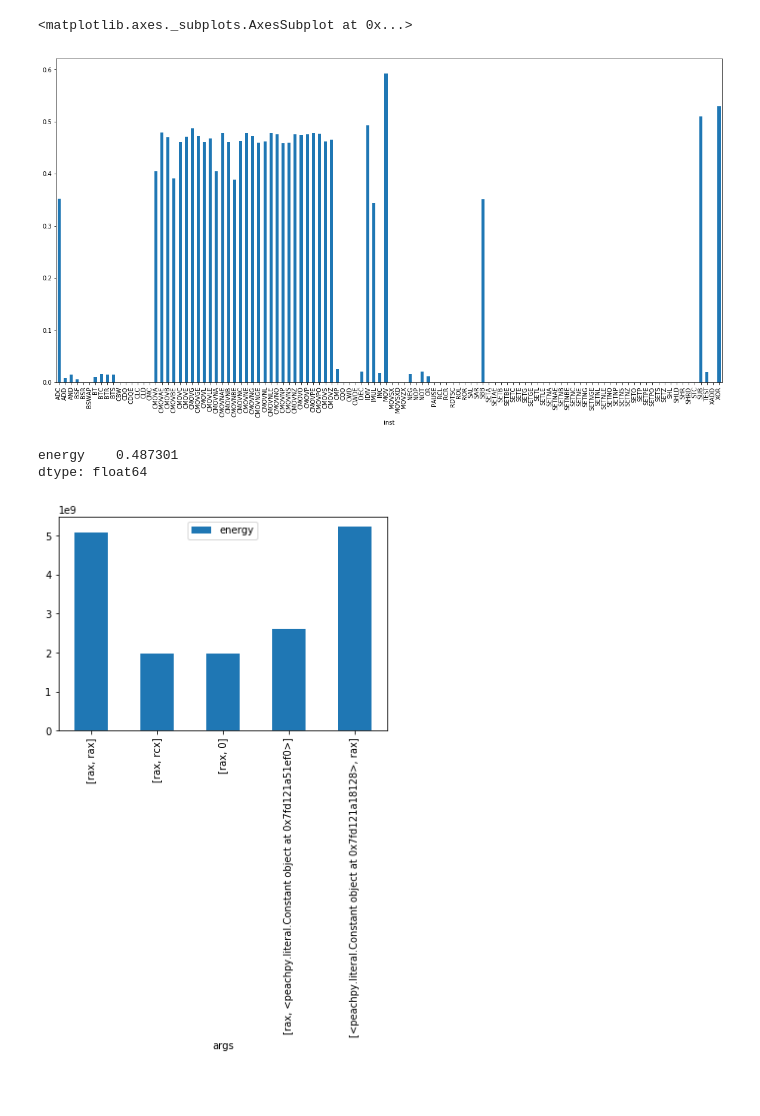
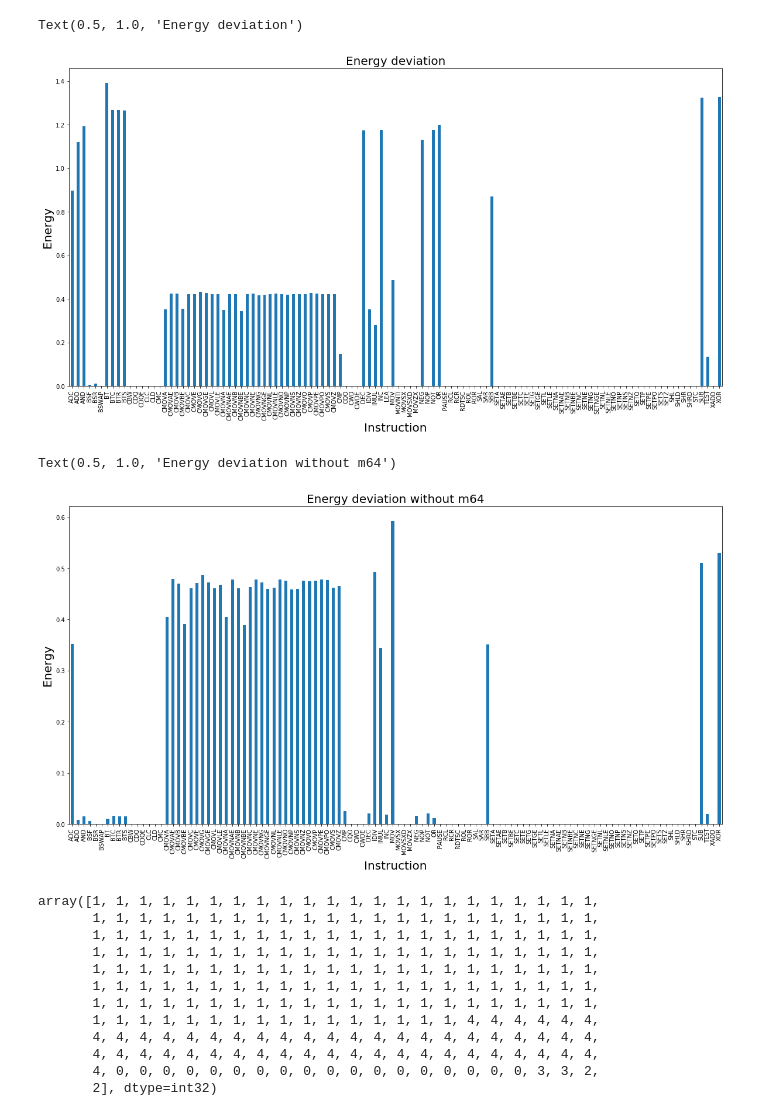
Before and after one commit to VitorRamos/instructions_energy, a Jupyter notebook: analysis.ipynb, the cells around one changed output. Cells and saved outputs as stored; diff of their text form; code cells hidden in the pictures; blank space fills up the shorter version.

```diff
--- a/analysis.ipynb
+++ b/analysis.ipynb
@@ -160,14 +88,36 @@ df = pd.read_csv("energy_inst.csv")
+# %%
+df.groupby("inst").energy.apply(lambda x: x.std()/x.mean()).plot.bar(figsize=(20,10))
+xlabel("Instruction",fontsize=20)
+ylabel("Energy",fontsize=20)
+title("Energy deviation",fontsize=20)
+# %% [output]
+Text(0.5, 1.0, 'Energy deviation')
+[figure, added]
 # %%
 df[~df["args"].str.contains("peach")].groupby("inst").energy.apply(lambda x: x.std()/x.mean()).plot.bar(figsize=(20,10))
+xlabel("Instruction",fontsize=20)
+ylabel("Energy",fontsize=20)
+title("Energy deviation without m64",fontsize=20)
 # %% [output]
-<matplotlib.axes._subplots.AxesSubplot at 0x...>
+Text(0.5, 1.0, 'Energy deviation without m64')
-[figure, old version]
+[figure, new version]
-# %%
-inst= "MOV"
-df[df["inst"]==inst].plot.bar(y="energy",x="args")
-df[df["inst"]==inst].std()/df[df["inst"]==inst].mean()
-# %% [output]
-energy    0.487301
-dtype: float64
-[figure, removed]
+# %%
+from sklearn.cluster import KMeans
+
+eneryg_clusters= KMeans(n_clusters=5)
+eneryg_clusters.fit(df["energy"].values.reshape(-1,1))
+eneryg_clusters.labels_
+# %% [output]
+array([1, 1, 1, 1, 1, 1, 1, 1, 1, 1, 1, 1, 1, 1, 1, 1, 1, 1, 1, 1, 1, 1,
+       1, 1, 1, 1, 1, 1, 1, 1, 1, 1, 1, 1, 1, 1, 1, 1, 1, 1, 1, 1, 1, 1,
+       1, 1, 1, 1, 1, 1, 1, 1, 1, 1, 1, 1, 1, 1, 1, 1, 1, 1, 1, 1, 1, 1,
+       1, 1, 1, 1, 1, 1, 1, 1, 1, 1, 1, 1, 1, 1, 1, 1, 1, 1, 1, 1, 1, 1,
+       1, 1, 1, 1, 1, 1, 1, 1, 1, 1, 1, 1, 1, 1, 1, 1, 1, 1, 1, 1, 1, 1,
+       1, 1, 1, 1, 1, 1, 1, 1, 1, 1, 1, 1, 1, 1, 1, 1, 1, 1, 1, 1, 1, 1,
+       1, 1, 1, 1, 1, 1, 1, 1, 1, 1, 1, 1, 1, 1, 1, 1, 1, 1, 1, 1, 1, 1,
+       1, 1, 1, 1, 1, 1, 1, 1, 1, 1, 1, 1, 1, 1, 1, 1, 4, 4, 4, 4, 4, 4,
+       4, 4, 4, 4, 4, 4, 4, 4, 4, 4, 4, 4, 4, 4, 4, 4, 4, 4, 4, 4, 4, 4,
+       4, 4, 4, 4, 4, 4, 4, 4, 4, 4, 4, 4, 4, 4, 4, 4, 4, 4, 4, 4, 4, 4,
+       4, 0, 0, 0, 0, 0, 0, 0, 0, 0, 0, 0, 0, 0, 0, 0, 0, 0, 0, 3, 3, 2,
+       2], dtype=int32)
 # %%
```
Also changed, not shown: parts of 18 cells of this notebook.
